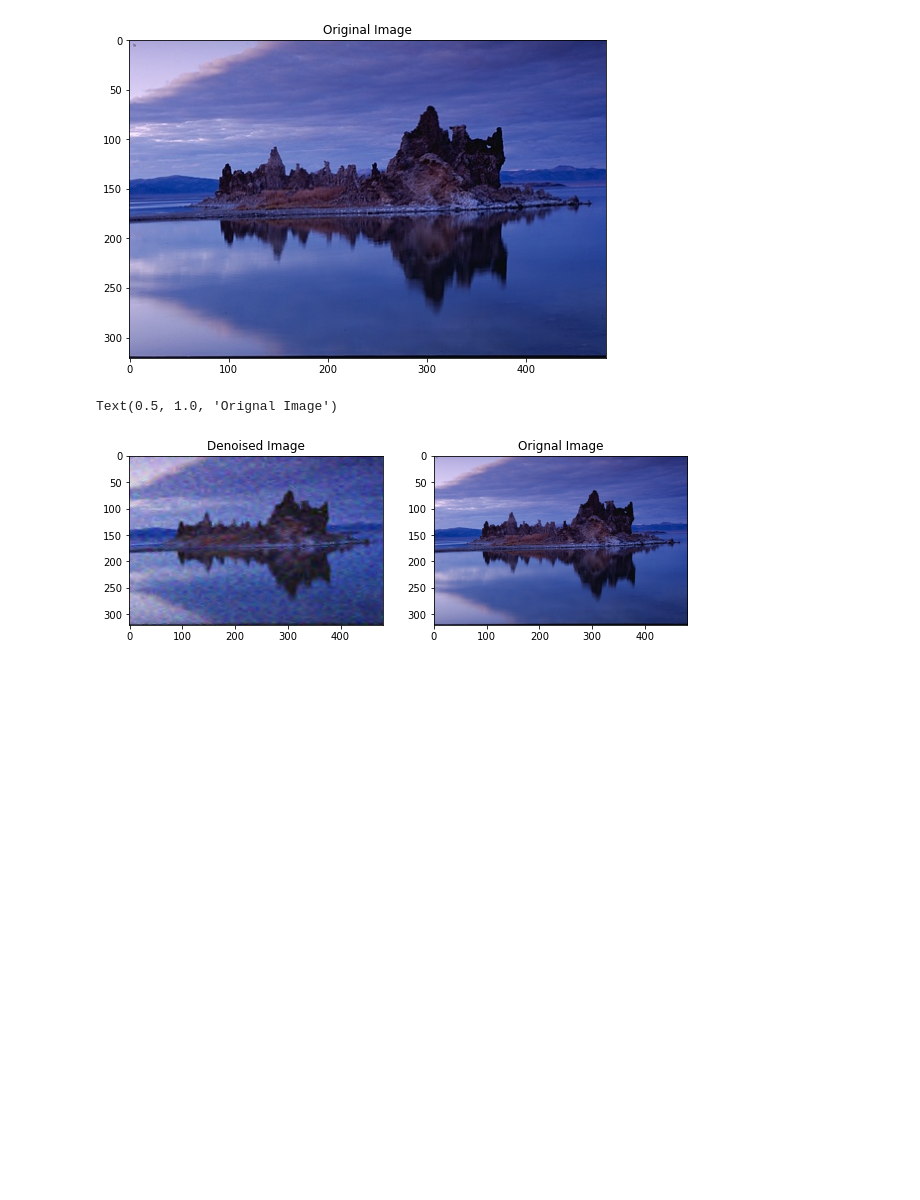
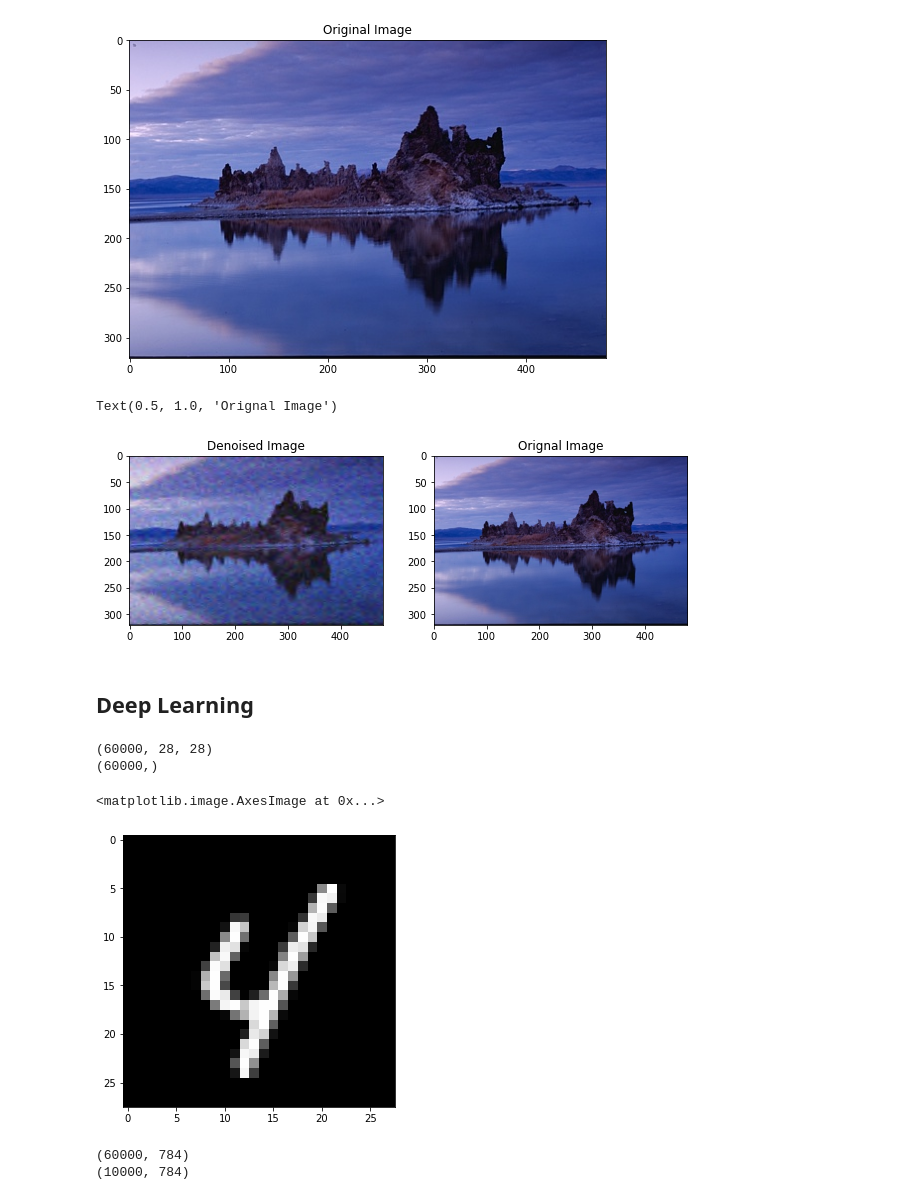
Before and after one commit to Abhijeetghadge/ITNPAI1_Abhijeet_3022255, a Jupyter notebook: Task A(Colort).ipynb, the cells around one changed output. Drawn from its saved outputs; the diff is of its cells as text; code cells hidden in the pictures; blank space fills up the shorter version.

```diff
--- a/Task A(Colort).ipynb
+++ b/Task A(Colort).ipynb
@@ -162,3 +164,5 @@ plt.title('Orignal Image')
 # %% [output]
 Text(0.5, 1.0, 'Orignal Image')
 [figure]
+# %% [markdown]
+## Deep Learning
@@ -164,0 +176,13 @@ Text(0.5, 1.0, 'Orignal Image')
+# %%
+(X_train, y_train), (X_test, y_test) = mnist.load_data()
+print(X_train.shape)
+print(y_train.shape)
+# %% [output]
+(60000, 28, 28)
+(60000,)
+# %%
+index = np.random.randint(0,len(X_train))
+plt.imshow(X_train[np.random.randint(index)], cmap = plt.get_cmap('gray'))
+# %% [output]
+<matplotlib.image.AxesImage at 0x...>
+[figure, added]
@@ -164,0 +193,8 @@ Text(0.5, 1.0, 'Orignal Image')
+# %%
+X_train = X_train / 255
+X_test = X_test / 255
+print(X_train.shape)
+print(X_test.shape)
+# %% [output]
+(60000, 784)
+(10000, 784)
```
Also changed, not shown: parts of 10 cells of this notebook.
